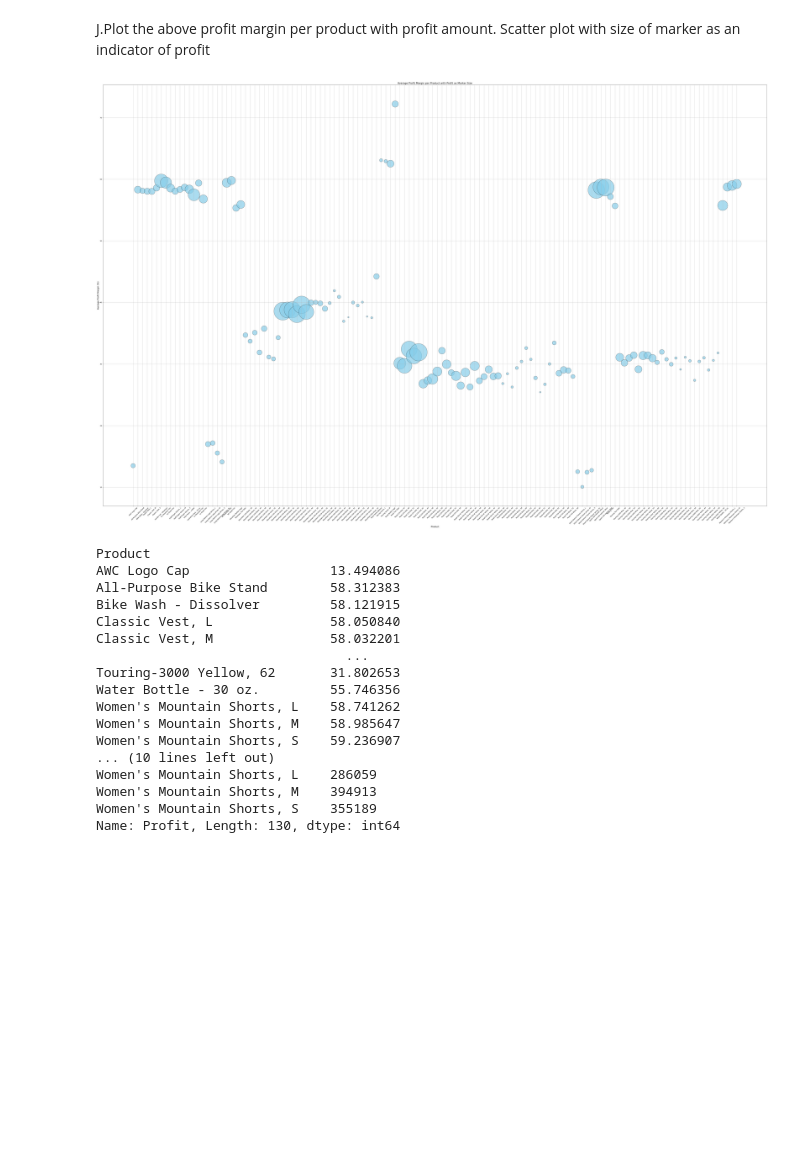
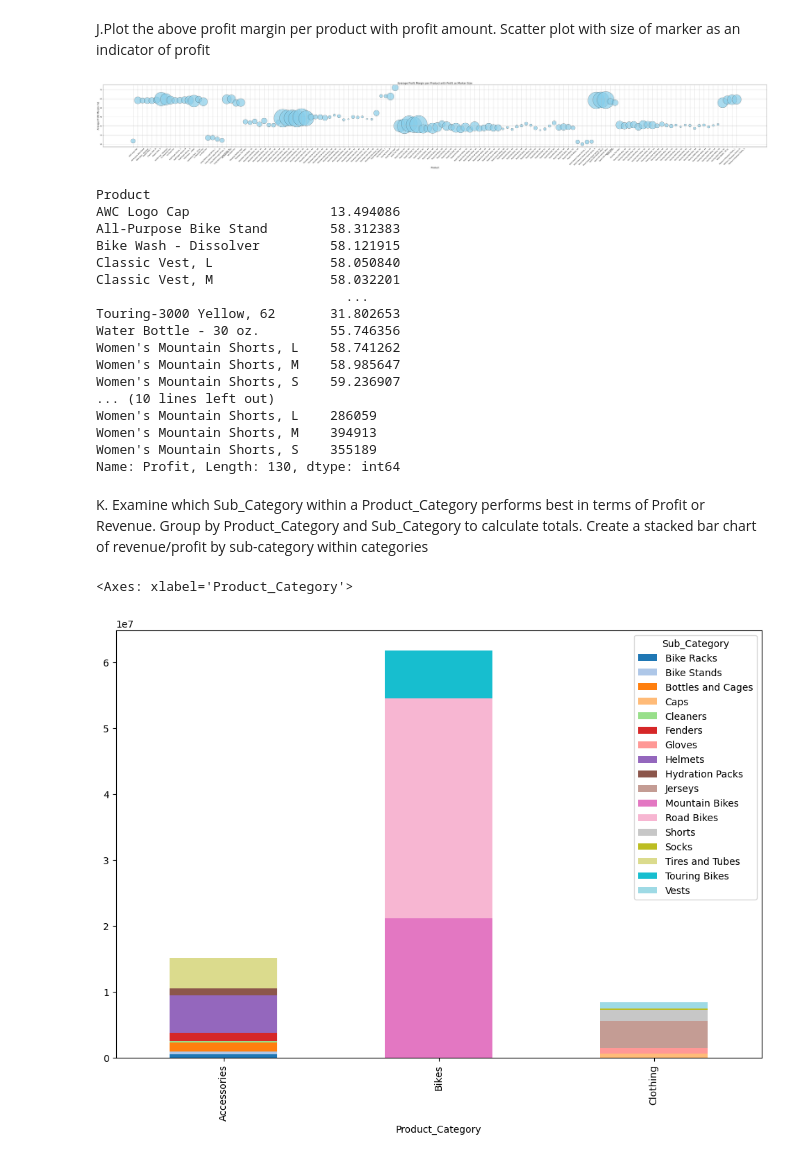
Before and after one commit to srisabarish0112/EntransAI-Induction-Tasks, a Jupyter notebook: tasks.ipynb, the cells around one changed output. Saved outputs shown, nothing was run; the diff lists cells and outputs as text; code cells hidden in the pictures; blank space fills up the shorter version.

Commit message:
stacked bar chart

```diff
--- a/tasks.ipynb
+++ b/tasks.ipynb
@@ -234,19 +234,19 @@ average_profit_margin = df.groupby('Product')['Profit_Margin'].mean()
 # %%
 total_profit = df.groupby('Product')['Profit'].sum()
 # %%
-plt.figure(figsize=(60, 40))
+plt.figure(figsize=(60, 8))
 plt.scatter(average_profit_margin.index, average_profit_margin.values, s=total_profit.values / 100,color='skyblue', edgecolor='black', alpha=0.7)
 plt.title('Average Profit Margin per Product with Profit as Marker Size', fontsize=16)
 plt.xlabel('Product', fontsize=14)
 plt.ylabel('Average Profit Margin (%)', fontsize=14)
 plt.xticks(rotation=45)
 plt.grid(True)
 plt.tight_layout()
 plt.show()
 print(average_profit_margin)
 print(total_profit)
 # %% [output]
-[figure, old version]
+[figure, new version]
 Product
 AWC Logo Cap                  13.494086
 All-Purpose Bike Stand        58.312383
@@ -264,3 +264,5 @@ Women's Mountain Shorts, L    286059
 Women's Mountain Shorts, M    394913
 Women's Mountain Shorts, S    355189
 Name: Profit, Length: 130, dtype: int64
+# %% [markdown]
+K. Examine which Sub_Category within a Product_Category performs best in terms of Profit or Revenue. Group by Product_Category and Sub_Category to calculate totals. Create a stacked bar chart of revenue/profit by sub-category within categories
@@ -266,0 +271,8 @@ Name: Profit, Length: 130, dtype: int64
+# %%
+pivot_revenue = grouped_data.pivot(index='Product_Category', columns='Sub_Category', values='Revenue').fillna(0)
+pivot_profit = grouped_data.pivot(index='Product_Category', columns='Sub_Category', values='Profit').fillna(0)
+pivot = pivot_revenue
+pivot.plot(kind='bar', stacked=True, figsize=(12, 8), cmap='tab20')
+# %% [output]
+<Axes: xlabel='Product_Category'>
+[figure, added]
```
Also changed, not shown: parts of 1 cell of this notebook.
